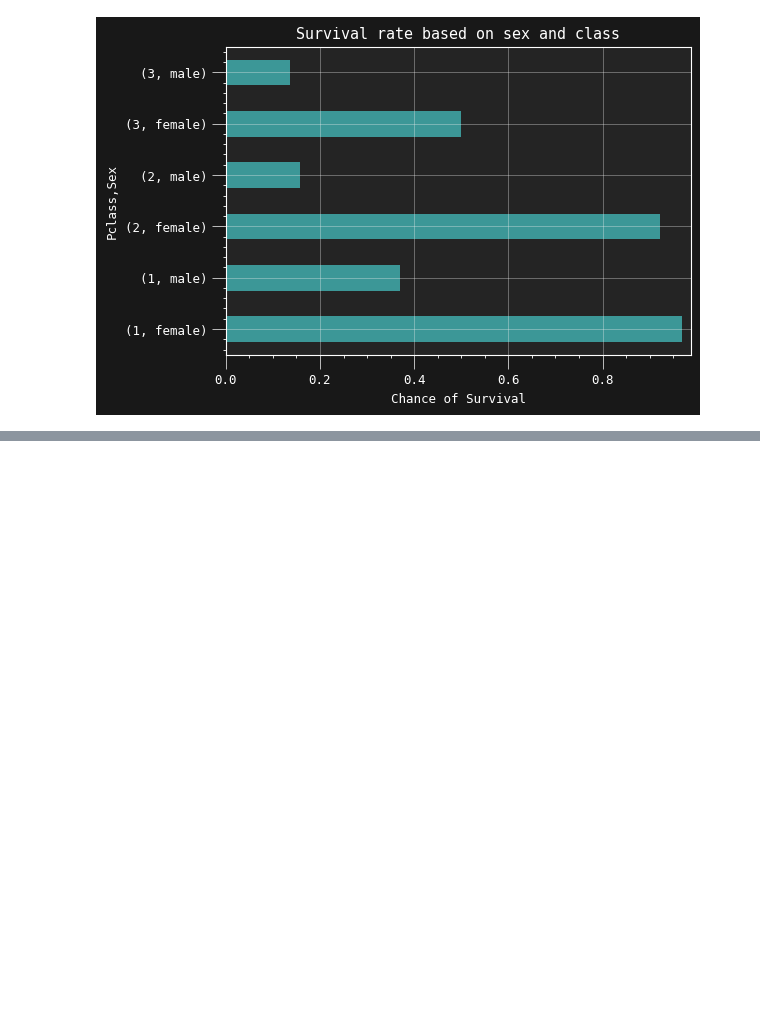
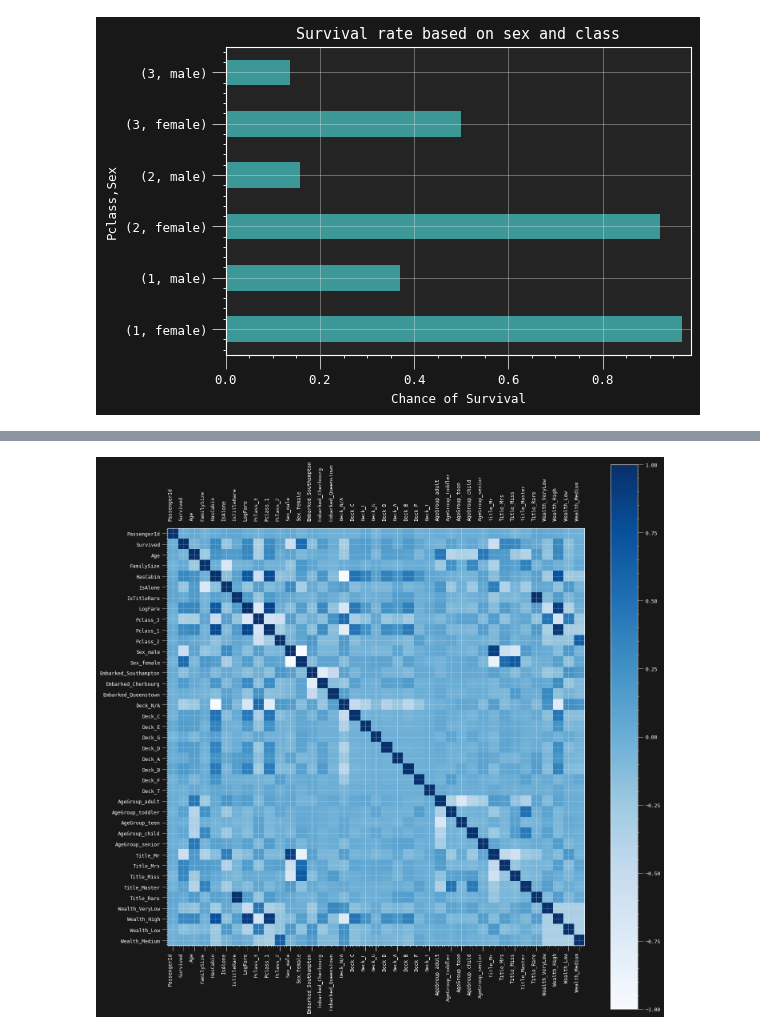
Before and after one commit to Homanloo/Titanic-Survival, a Jupyter notebook: Data_analysis.ipynb, the cells around one changed output, grey strips where cells are left out. Saved outputs shown, nothing was run; the diff lists cells and outputs as text; code cells hidden in the pictures; blank space fills up the shorter version.

```diff
--- a/Data_analysis.ipynb
+++ b/Data_analysis.ipynb
@@ -390,0 +428,17 @@ plt.show(grouped_pclass_sex_survived_plot)
+# %%
+df_corr = df.corr()
+
+fig, ax = plt.subplots(figsize=(15, 15))
+corr_mat = ax.imshow(df_corr, cmap='Blues')
+plt.colorbar(corr_mat)
+variables = []
+for i in df_corr.columns:
+    variables.append(i)
+plt.xticks(range(len(df_corr)), variables, rotation=90, ha='right')
+plt.yticks(range(len(df_corr)), variables)
+plt.tick_params(labeltop=True)
+
+plt.tight_layout()
+plt.show(fig)
+# %% [output]
+[figure, added]
```
Also changed, not shown: parts of 10 cells of this notebook.
